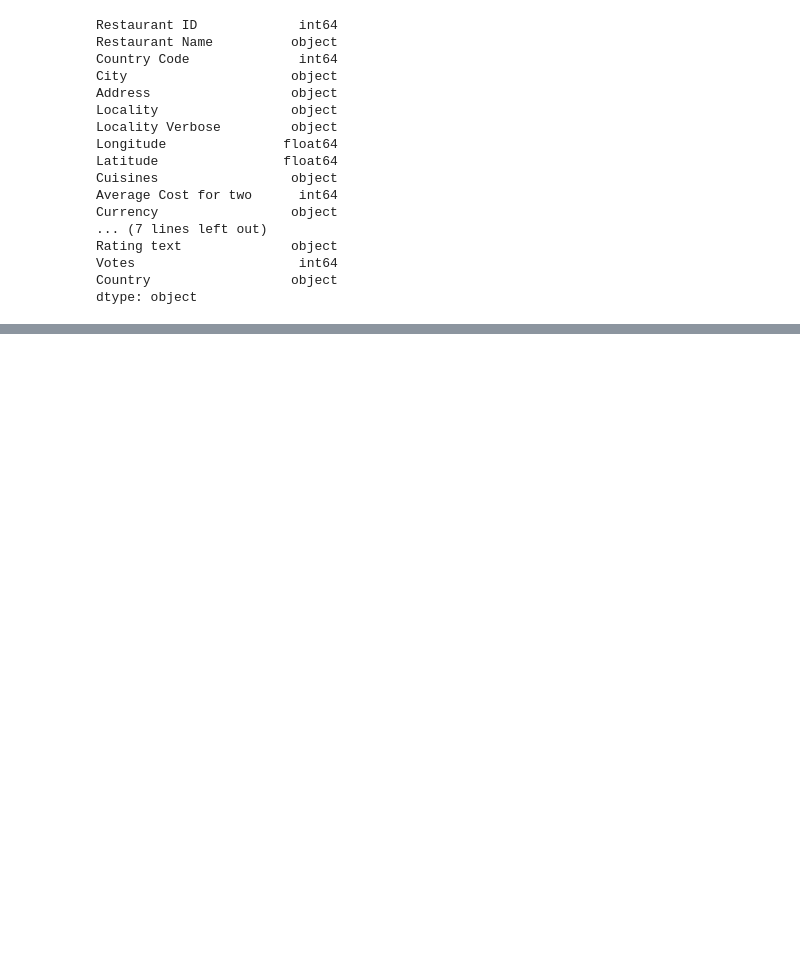
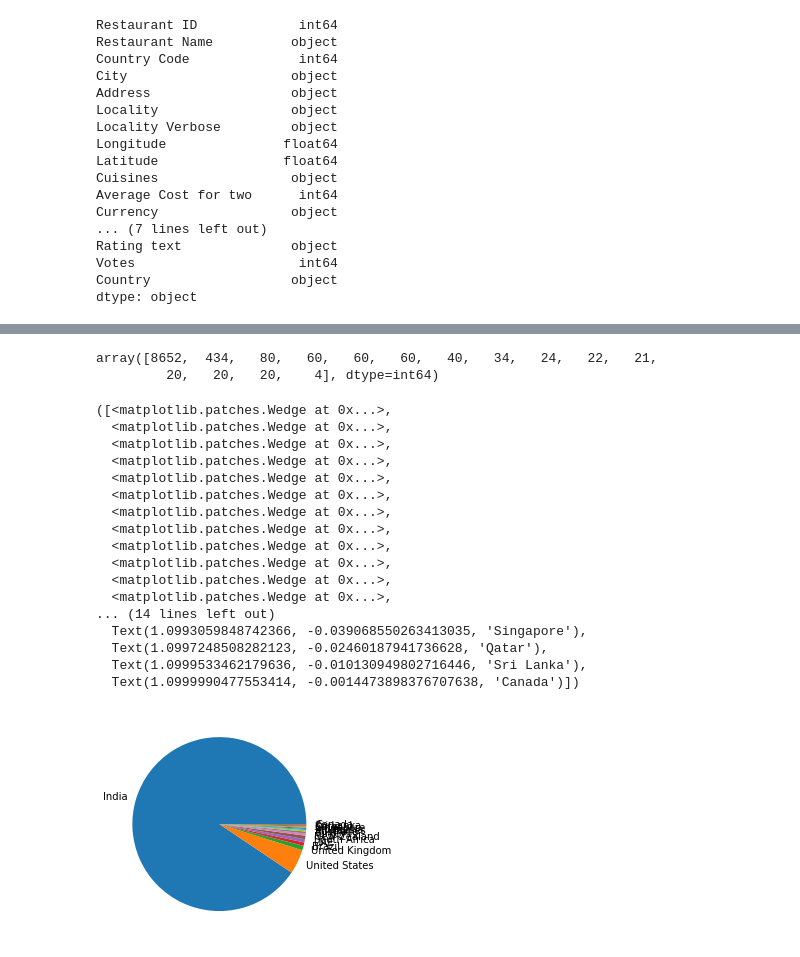
Before and after one commit to pranshuchaurasia/EDA, a Jupyter notebook: Zomato/zomato_eda.ipynb, the cells around one changed output, grey strips where cells are left out. Drawn from its saved outputs; the diff is of its cells as text; code cells hidden in the pictures; blank space fills up the shorter version.

```diff
--- a/Zomato/zomato_eda.ipynb
+++ b/Zomato/zomato_eda.ipynb
@@ -141,0 +161,31 @@ dtype: object
+# %%
+country_names=final_df.Country.value_counts().index
+# %%
+final_df.Country.value_counts().values
+# %% [output]
+array([8652,  434,   80,   60,   60,   60,   40,   34,   24,   22,   21,
+         20,   20,   20,    4], dtype=int64)
+# %%
+country_val=final_df.Country.value_counts().values
+# %%
+# Pie Chart
+plt.pie(country_val,labels=country_names)
+# %% [output]
+([<matplotlib.patches.Wedge at 0x...>,
+  <matplotlib.patches.Wedge at 0x...>,
+  <matplotlib.patches.Wedge at 0x...>,
+  <matplotlib.patches.Wedge at 0x...>,
+  <matplotlib.patches.Wedge at 0x...>,
+  <matplotlib.patches.Wedge at 0x...>,
+  <matplotlib.patches.Wedge at 0x...>,
+  <matplotlib.patches.Wedge at 0x...>,
+  <matplotlib.patches.Wedge at 0x...>,
+  <matplotlib.patches.Wedge at 0x...>,
+  <matplotlib.patches.Wedge at 0x...>,
+  <matplotlib.patches.Wedge at 0x...>,
+... (14 lines left out)
+  Text(1.0993059848742366, -0.039068550263413035, 'Singapore'),
+  Text(1.0997248508282123, -0.02460187941736628, 'Qatar'),
+  Text(1.0999533462179636, -0.010130949802716446, 'Sri Lanka'),
+  Text(1.0999990477553414, -0.0014473898376707638, 'Canada')])
+[figure, added]
```
Also changed, not shown: parts of 4 cells of this notebook.
